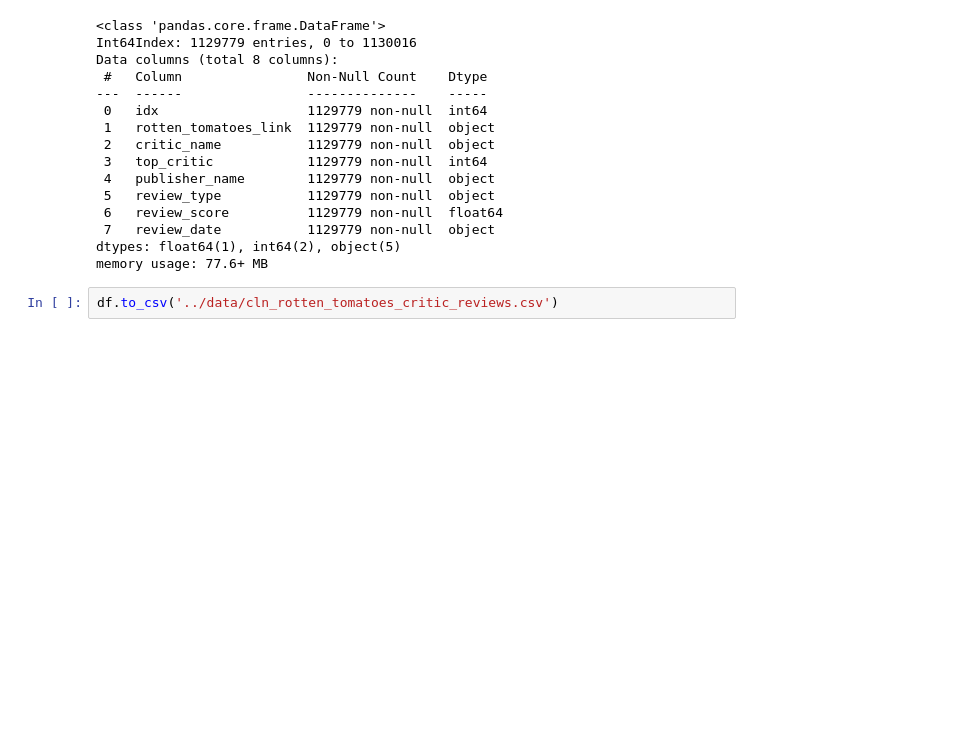
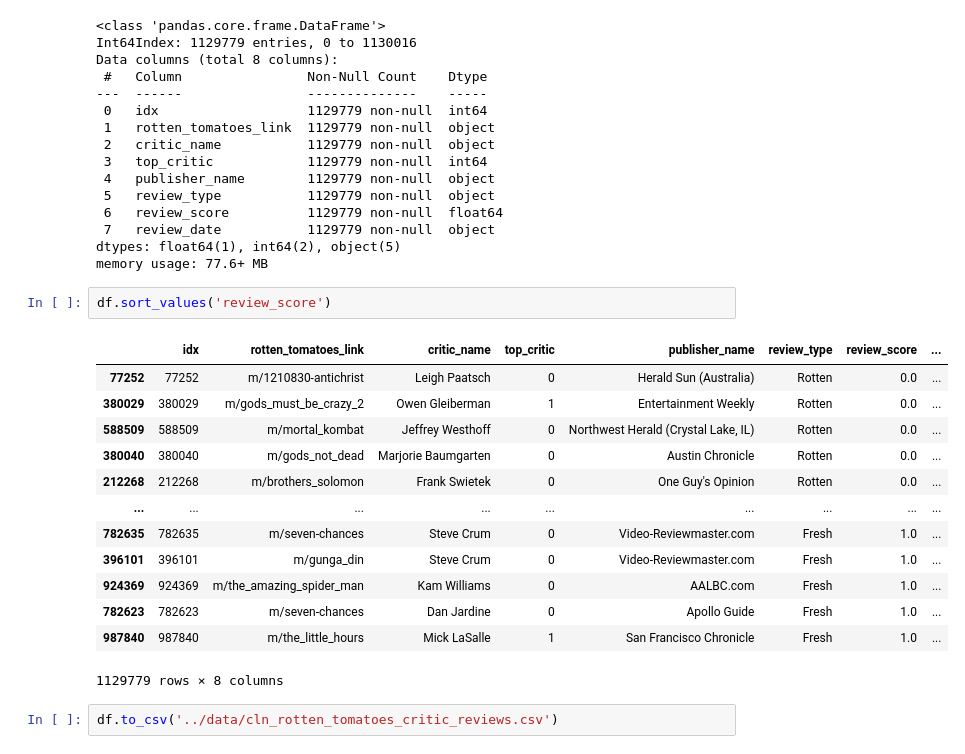
Before and after one commit to andre3000y/Movie_box_office_analysis, a Jupyter notebook: Cleaning Notebooks/Cleaning_rotten_tomatoes_critic_reviews.ipynb, the cells around one changed output. Cells and saved outputs as stored; diff of their text form; blank space fills up the shorter version.

```diff
--- a/Cleaning Notebooks/Cleaning_rotten_tomatoes_critic_reviews.ipynb
+++ b/Cleaning Notebooks/Cleaning_rotten_tomatoes_critic_reviews.ipynb
@@ -191,5 +195,21 @@ Data columns (total 8 columns):
  7   review_date           1129779 non-null  object
 dtypes: float64(1), int64(2), object(5)
 memory usage: 77.6+ MB
+# %%
+df.sort_values('review_score')
+# %% [output]
+|  | idx | rotten_tomatoes_link | critic_name | top_critic | publisher_name | review_type | review_score | ... |
+| 77252 | 77252 | m/1210830-antichrist | Leigh Paatsch | 0 | Herald Sun (Australia) | Rotten | 0.0 | ... |
+| 380029 | 380029 | m/gods_must_be_crazy_2 | Owen Gleiberman | 1 | Entertainment Weekly | Rotten | 0.0 | ... |
+| 588509 | 588509 | m/mortal_kombat | Jeffrey Westhoff | 0 | Northwest Herald (Crystal Lake, IL) | Rotten | 0.0 | ... |
+| 380040 | 380040 | m/gods_not_dead | Marjorie Baumgarten | 0 | Austin Chronicle | Rotten | 0.0 | ... |
+| 212268 | 212268 | m/brothers_solomon | Frank Swietek | 0 | One Guy's Opinion | Rotten | 0.0 | ... |
+| ... | ... | ... | ... | ... | ... | ... | ... | ... |
+| 782635 | 782635 | m/seven-chances | Steve Crum | 0 | Video-Reviewmaster.com | Fresh | 1.0 | ... |
+| 396101 | 396101 | m/gunga_din | Steve Crum | 0 | Video-Reviewmaster.com | Fresh | 1.0 | ... |
+| 924369 | 924369 | m/the_amazing_spider_man | Kam Williams | 0 | AALBC.com | Fresh | 1.0 | ... |
+| 782623 | 782623 | m/seven-chances | Dan Jardine | 0 | Apollo Guide | Fresh | 1.0 | ... |
+| 987840 | 987840 | m/the_little_hours | Mick LaSalle | 1 | San Francisco Chronicle | Fresh | 1.0 | ... |
+1129779 rows × 8 columns
 # %%
 df.to_csv('../data/cln_rotten_tomatoes_critic_reviews.csv')
```
Also changed, not shown: parts of 3 cells of this notebook, 5 other files.
